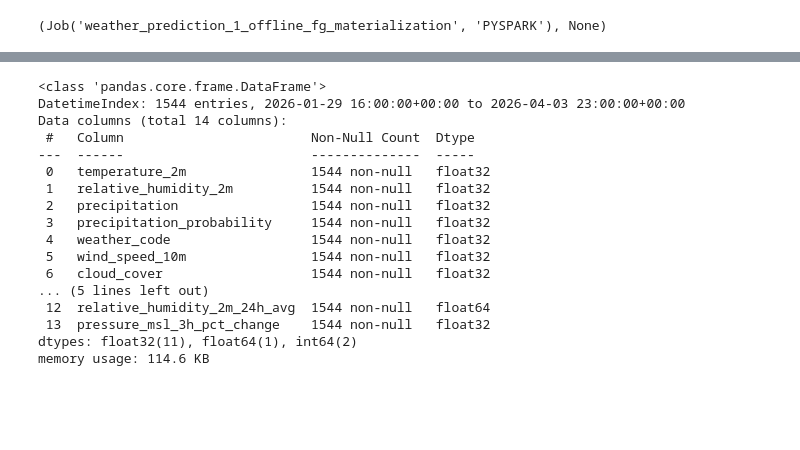
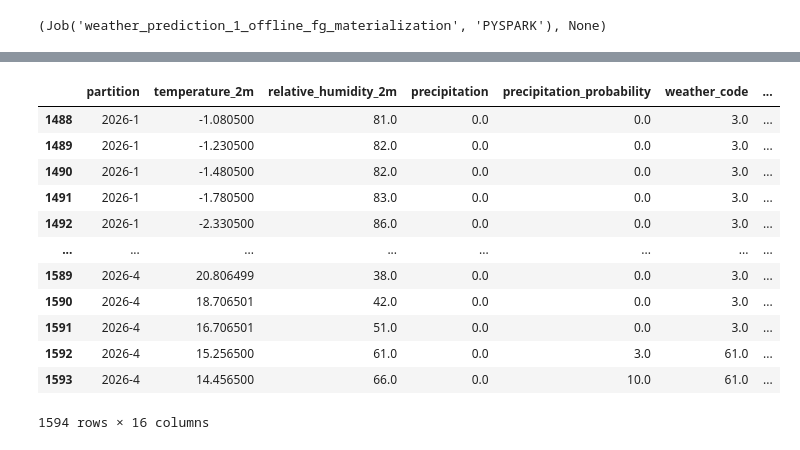
Before and after one commit to sias-git/aiops-mlops-project, a Jupyter notebook: F_Open_Meteo.ipynb, the cells around one changed output, grey strips where cells are left out. Cells and saved outputs as stored; diff of their text form; code cells hidden in the pictures; blank space fills up the shorter version.

```diff
--- a/F_Open_Meteo.ipynb
+++ b/F_Open_Meteo.ipynb
@@ -1,3 +1,8 @@
+# %%
+from datetime import datetime, timedelta
+latest_date = datetime.now()
+earliest_date = (latest_date - timedelta(days=64)).strftime(r"%Y-%m-%d")
+current_date = latest_date.strftime(r"%Y-%m-%d")
 # %%
 import openmeteo_requests
 
@@ -14,13 +19,12 @@ openmeteo = openmeteo_requests.Client(session = retry_session)
 # The order of variables in hourly or daily is important to assign them correctly below
 url = "https://api.open-meteo.com/v1/forecast"
 params = {
-	"latitude": 52.52,
-	"longitude": 13.41,
-	"daily": "rain_sum",
+	"latitude": 47.52271,
+	"longitude": 7.64511,
 	"hourly": ["temperature_2m", "relative_humidity_2m", "precipitation", "precipitation_probability", "weather_code", "wind_speed_10m", "cloud_cover", "surface_pressure", "dew_point_2m", "pressure_msl"],
 	"timezone": "Europe/Berlin",
-	"start_date": "2026-01-11",
-	"end_date": "2026-04-03",
+	"start_date": earliest_date,
+	"end_date": current_date,
 }
 responses = openmeteo.weather_api(url, params = params)
 
@@ -190,20 +216,23 @@ Feature group 'weather_prediction' does not exist.
 # %%
-feature_dataframe.info()
+## Add new rows (timestamp > max existing timestamp)
+## Does not handle switch between Daylight Savings Time but these are only few samples and
+## can be neglected since model Quality is not relevant for project
+old_feature_dataframe['timestamp'] = old_feature_dataframe['timestamp'].dt.tz_localize('Europe/Berlin', nonexistent="shift_forward")
+latest_timestamp = old_feature_dataframe['timestamp'].max()
+new_rows = feature_dataframe[feature_dataframe['timestamp'] > latest_timestamp]
+new_feature_dataframe: pd.DataFrame = pd.concat([old_feature_dataframe, new_rows], ignore_index=True).sort_values('timestamp')
+new_feature_dataframe.sort_values("timestamp")
 # %% [output]
+|  | partition | temperature_2m | relative_humidity_2m | precipitation | precipitation_probability | weather_code | ... |
+| 1488 | 2026-1 | -1.080500 | 81.0 | 0.0 | 0.0 | 3.0 | ... |
+| 1489 | 2026-1 | -1.230500 | 82.0 | 0.0 | 0.0 | 3.0 | ... |
+| 1490 | 2026-1 | -1.480500 | 82.0 | 0.0 | 0.0 | 3.0 | ... |
+| 1491 | 2026-1 | -1.780500 | 83.0 | 0.0 | 0.0 | 3.0 | ... |
+| 1492 | 2026-1 | -2.330500 | 86.0 | 0.0 | 0.0 | 3.0 | ... |
+| ... | ... | ... | ... | ... | ... | ... | ... |
+| 1589 | 2026-4 | 20.806499 | 38.0 | 0.0 | 0.0 | 3.0 | ... |
+| 1590 | 2026-4 | 18.706501 | 42.0 | 0.0 | 0.0 | 3.0 | ... |
+| 1591 | 2026-4 | 16.706501 | 51.0 | 0.0 | 0.0 | 3.0 | ... |
+| 1592 | 2026-4 | 15.256500 | 61.0 | 0.0 | 3.0 | 61.0 | ... |
+| 1593 | 2026-4 | 14.456500 | 66.0 | 0.0 | 10.0 | 61.0 | ... |
-<class 'pandas.core.frame.DataFrame'>
-DatetimeIndex: 1544 entries, 2026-01-29 16:00:00+00:00 to 2026-04-03 23:00:00+00:00
-Data columns (total 14 columns):
- #   Column                        Non-Null Count  Dtype
----  ------                        --------------  -----
- 0   temperature_2m                1544 non-null   float32
- 1   relative_humidity_2m          1544 non-null   float32
- 2   precipitation                 1544 non-null   float32
- 3   precipitation_probability     1544 non-null   float32
- 4   weather_code                  1544 non-null   float32
- 5   wind_speed_10m                1544 non-null   float32
- 6   cloud_cover                   1544 non-null   float32
-... (5 lines left out)
- 12  relative_humidity_2m_24h_avg  1544 non-null   float64
- 13  pressure_msl_3h_pct_change    1544 non-null   float32
-dtypes: float32(11), float64(1), int64(2)
-memory usage: 114.6 KB
+1594 rows × 16 columns
```
Also changed, not shown: parts of 6 cells of this notebook.
